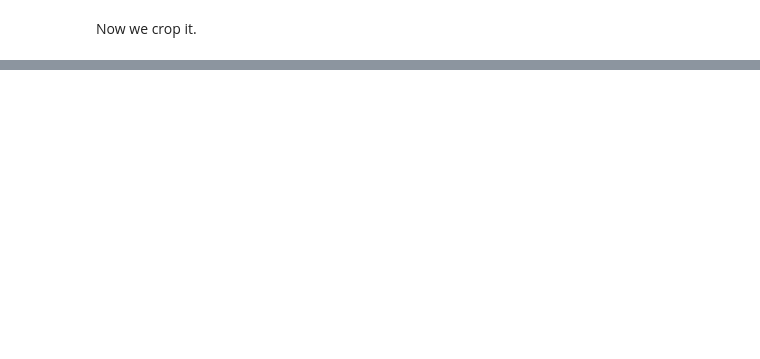
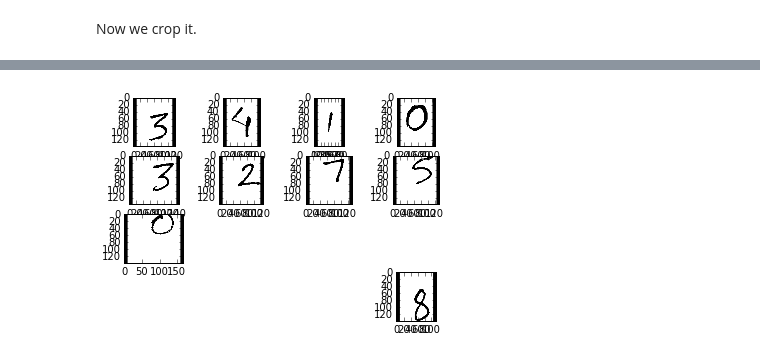
Before and after one commit to niraj-dudani/mnist-multiple-digits, a Jupyter notebook: code_snippets/digits-image-preprocessing-bounding-box.ipynb, the cells around one changed output, grey strips where cells are left out. Cells and saved outputs as stored; diff of their text form; code cells hidden in the pictures; blank space fills up the shorter version.

```diff
--- a/code_snippets/digits-image-preprocessing-bounding-box.ipynb
+++ b/code_snippets/digits-image-preprocessing-bounding-box.ipynb
@@ -68,0 +93,12 @@ plt.imshow(I_cropped, cmap='gray')
+# %%
+# Segment into multiple images
+digits=[]
+for i in xrange(0, len(peak_locs) - 1):
+    digits.append(I_segmented[:, peak_locs[i]:peak_locs[i+1]])
+
+# show the segmented digits
+for i in xrange(len(digits)):
+    plt.subplot(4,4,i)
+    plt.imshow(digits[i],cmap='gray')
+# %% [output]
+[figure, added]
```
Also changed, not shown: parts of 6 cells of this notebook, 1 other file.
